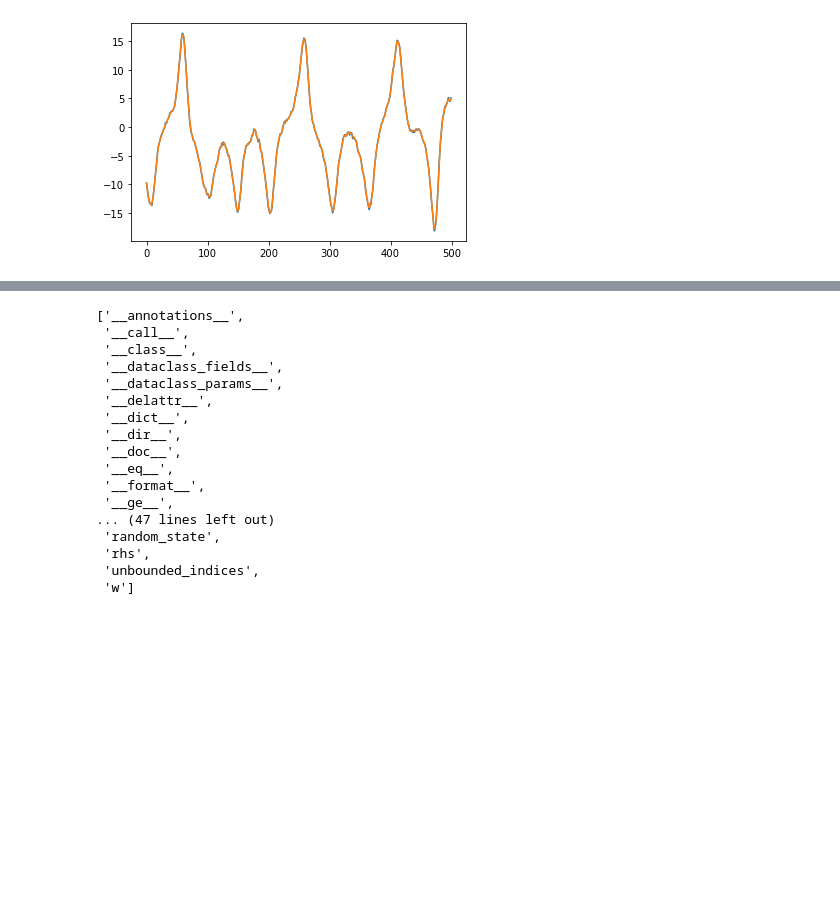
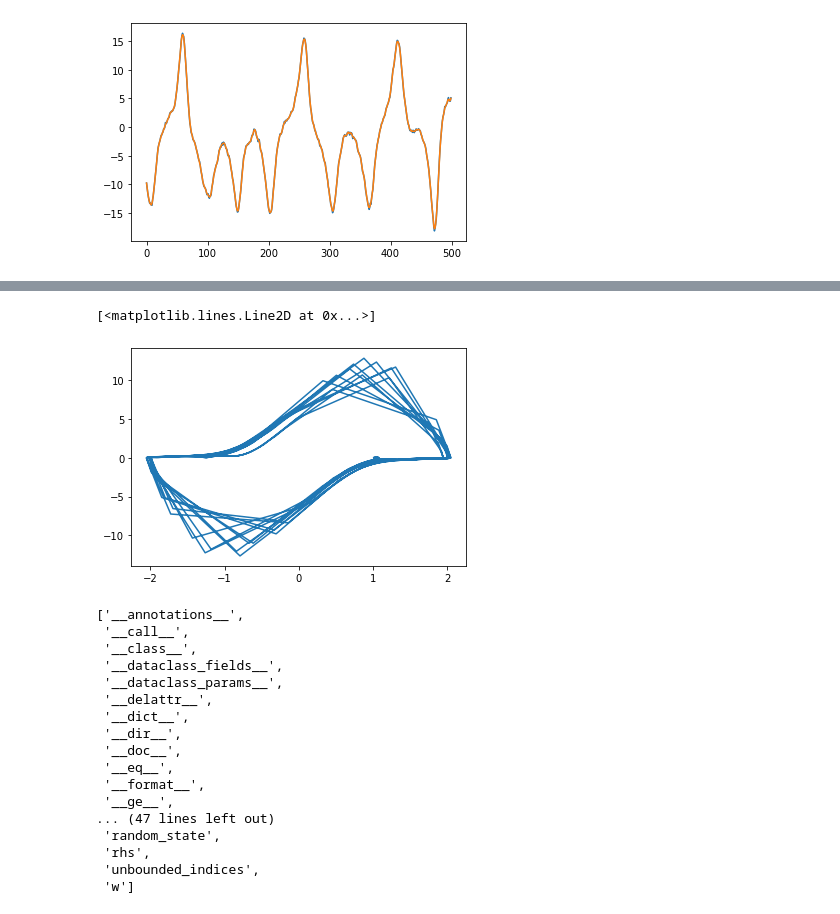
Before and after one commit to williamgilpin/dysts, a Jupyter notebook: benchmarks/generate_time_series.ipynb, the cells around one changed output, grey strips where cells are left out. Drawn from its saved outputs; the diff is of its cells as text; code cells hidden in the pictures; blank space fills up the shorter version.

```diff
--- a/benchmarks/generate_time_series.ipynb
+++ b/benchmarks/generate_time_series.ipynb
@@ -376,3 +610,8 @@ SyntaxError: invalid syntax (<ipython-input-212-5778dd1a26e4>, line 1)
+# %%
+plt.plot(*np.array(values).T[:2], '-')
+# %% [output]
+[<matplotlib.lines.Line2D at 0x...>]
+[figure, added]
 # %%
 (np.ptp(sol, axis=0)/np.ptp(xxxx, axis=0)) > 2.0
 # %%
```
Also changed, not shown: parts of 17 cells of this notebook, 6 other files.
